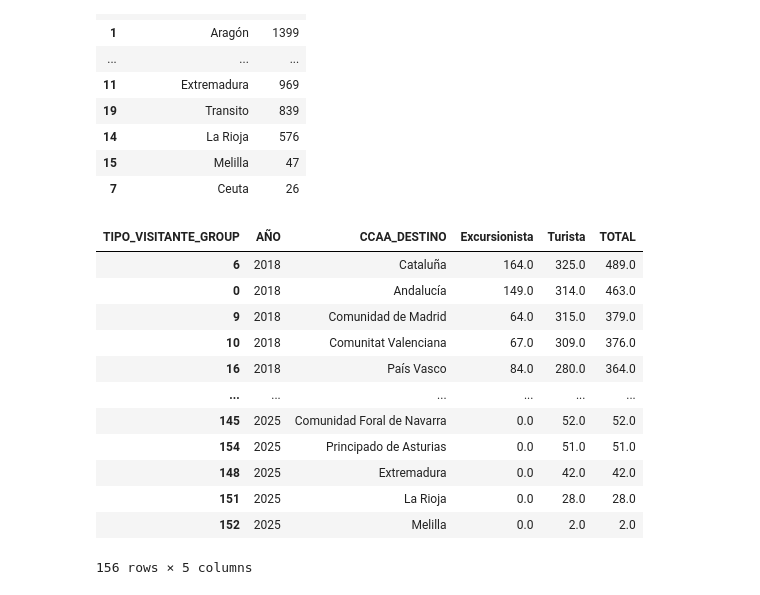
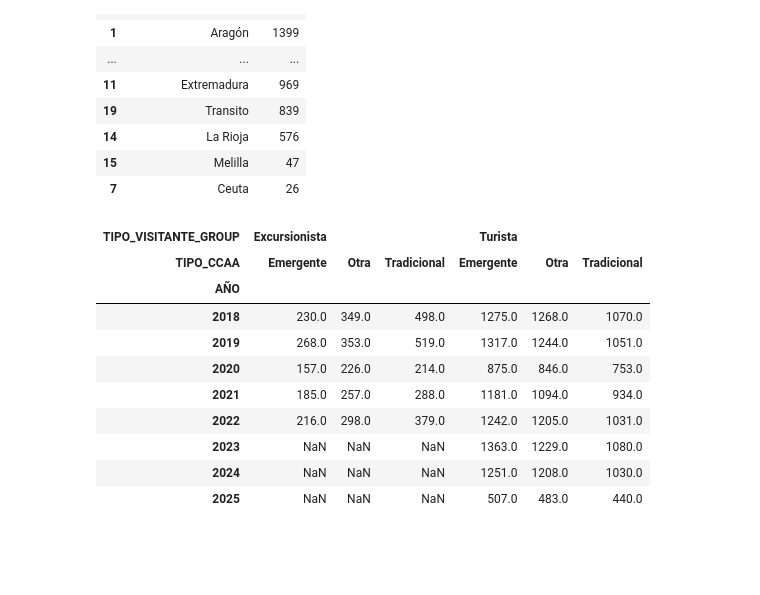
Before and after one commit to lorenabao/ETL_Turismo, a Jupyter notebook: 02_Transform.ipynb, the cells around one changed output. Cells and saved outputs as stored; diff of their text form; code cells hidden in the pictures; blank space fills up the shorter version.

Commit message:
Crecimiento-decrecimiento ultimos años disponibles por tipo de visitante y tipo de ccaa

```diff
--- a/02_Transform.ipynb
+++ b/02_Transform.ipynb
@@ -117,3 +157,8 @@ visitantes_ccaa.sort_values(by="TOTAL", ascending=False)
+# %%
+visitantes_ccaa_pivot = visitantes_ccaa.groupby(["AÑO", "TIPO_VISITANTE_GROUP", "TIPO_CCAA"])["TOTAL"].sum().reset_index()
+visitantes_ccaa_pivot
+
+visitantes_ccaa_pivot.to_csv("./exports/visitantes_ccaa_pivot.csv", index=False)
 # %%
 totales_por_ccaa = visitantes_ccaa.groupby("CCAA_DESTINO")["TOTAL"].sum().reset_index()
 totales_por_ccaa.sort_values(by="TOTAL", ascending=False)
@@ -135,24 +180,23 @@ totales_por_ccaa.sort_values(by="TOTAL", ascending=False)
 | 14 | La Rioja | 576 |
 | 15 | Melilla | 47 |
 | 7 | Ceuta | 26 |
-# %%
-visitantes_ccaa_pivot = visitantes_ccaa.pivot_table(index=["AÑO", "CCAA_DESTINO"], columns="TIPO_VISITANTE_GROUP", values="TOTAL", fill_value=0).reset_index()
-visitantes_ccaa_pivot["TOTAL"] = (visitantes_ccaa_pivot["Turista"] + visitantes_ccaa_pivot["Excursionista"])
-
-visitantes_ccaa_pivot.sort_values(by=["AÑO", "TOTAL"], ascending=[True, False], inplace=True)
 # %%
-visitantes_ccaa_pivot
+pivot_table = visitantes_ccaa_pivot.pivot_table(
+    index="AÑO",
+    columns=["TIPO_VISITANTE_GROUP", "TIPO_CCAA"],
+    values="TOTAL"
+)
+
+pivot_table
 # %% [output]
-| TIPO_VISITANTE_GROUP | AÑO | CCAA_DESTINO | Excursionista | Turista | TOTAL |
-| 6 | 2018 | Cataluña | 164.0 | 325.0 | 489.0 |
-| 0 | 2018 | Andalucía | 149.0 | 314.0 | 463.0 |
-| 9 | 2018 | Comunidad de Madrid | 64.0 | 315.0 | 379.0 |
-| 10 | 2018 | Comunitat Valenciana | 67.0 | 309.0 | 376.0 |
-| 16 | 2018 | País Vasco | 84.0 | 280.0 | 364.0 |
-| ... | ... | ... | ... | ... | ... |
-| 145 | 2025 | Comunidad Foral de Navarra | 0.0 | 52.0 | 52.0 |
-| 154 | 2025 | Principado de Asturias | 0.0 | 51.0 | 51.0 |
-| 148 | 2025 | Extremadura | 0.0 | 42.0 | 42.0 |
-| 151 | 2025 | La Rioja | 0.0 | 28.0 | 28.0 |
-| 152 | 2025 | Melilla | 0.0 | 2.0 | 2.0 |
+| TIPO_VISITANTE_GROUP | Excursionista |  |  | Turista |  |  |
+| TIPO_CCAA | Emergente | Otra | Tradicional | Emergente | Otra | Tradicional |
+| AÑO |  |  |  |  |  |  |
+| 2018 | 230.0 | 349.0 | 498.0 | 1275.0 | 1268.0 | 1070.0 |
+| 2019 | 268.0 | 353.0 | 519.0 | 1317.0 | 1244.0 | 1051.0 |
+| 2020 | 157.0 | 226.0 | 214.0 | 875.0 | 846.0 | 753.0 |
+| 2021 | 185.0 | 257.0 | 288.0 | 1181.0 | 1094.0 | 934.0 |
+| 2022 | 216.0 | 298.0 | 379.0 | 1242.0 | 1205.0 | 1031.0 |
+| 2023 | NaN | NaN | NaN | 1363.0 | 1229.0 | 1080.0 |
+| 2024 | NaN | NaN | NaN | 1251.0 | 1208.0 | 1030.0 |
+| 2025 | NaN | NaN | NaN | 507.0 | 483.0 | 440.0 |
-156 rows × 5 columns
```
Also changed, not shown: parts of 4 cells of this notebook, 2 other files.
